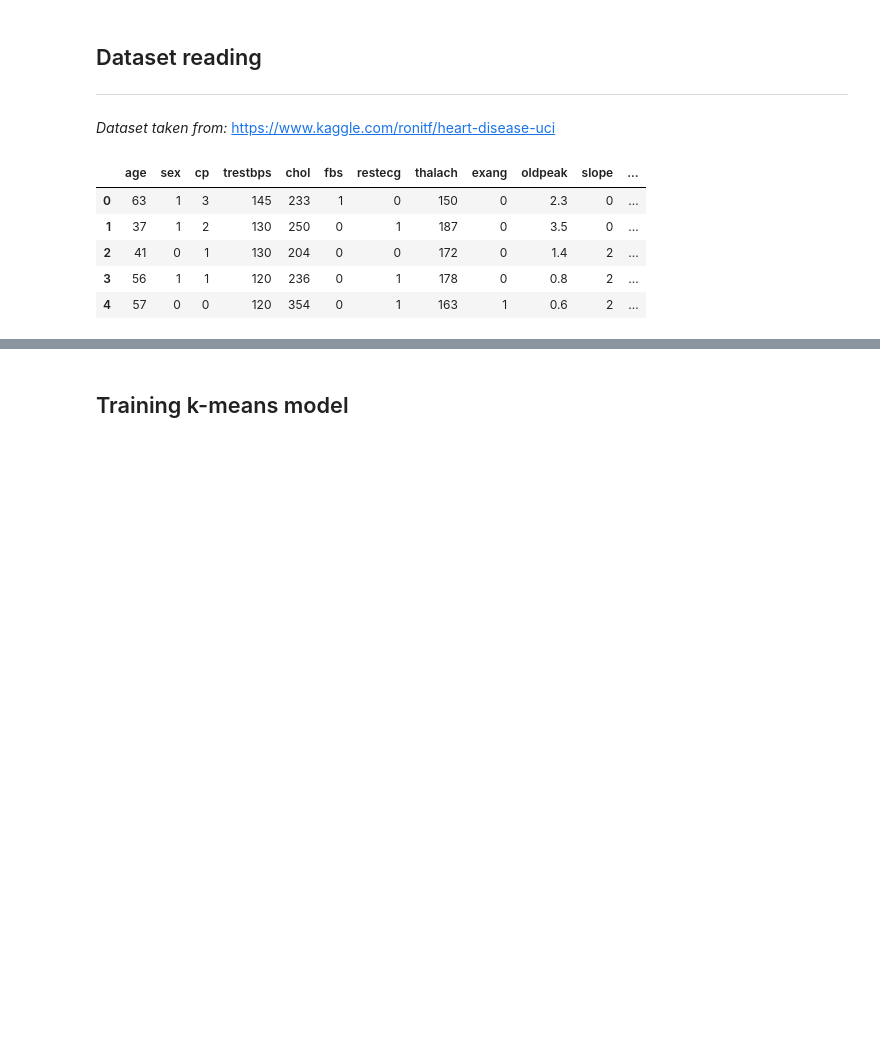
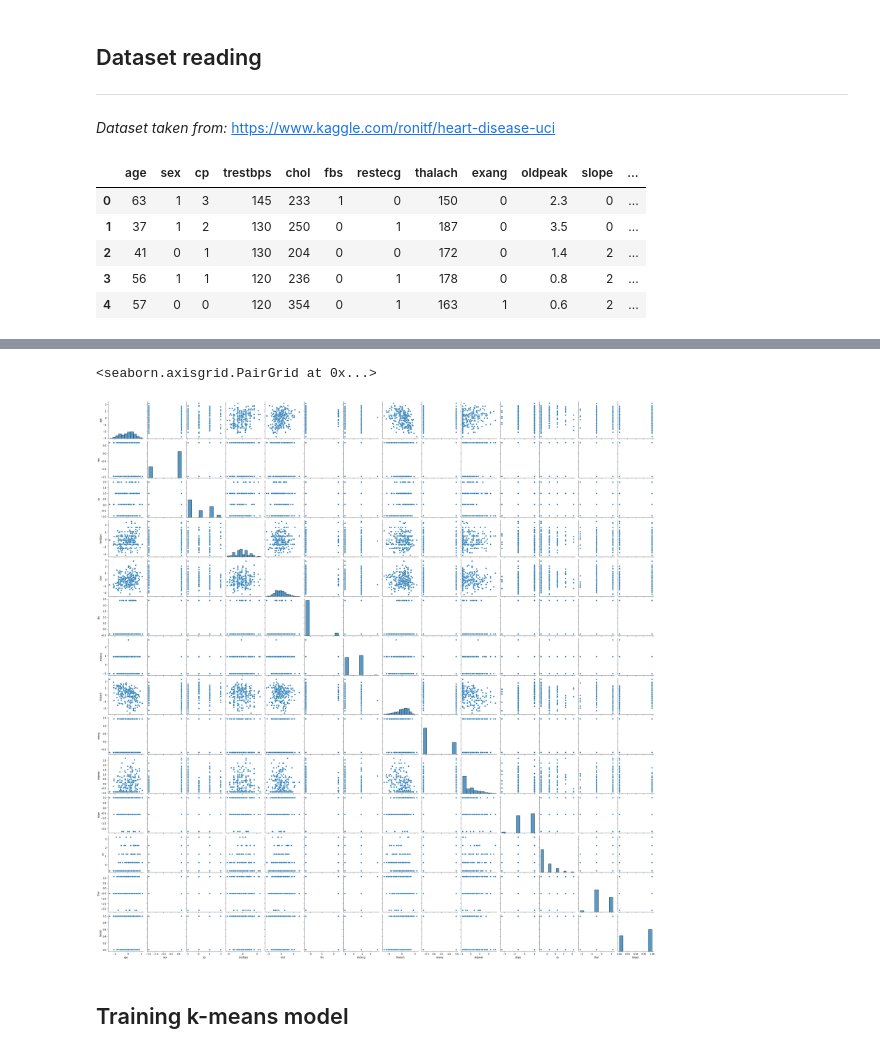
Before and after one commit to Pavel3P/Machine-Learning, a Jupyter notebook: 5/main.ipynb, the cells around one changed output, grey strips where cells are left out. Drawn from its saved outputs; the diff is of its cells as text; code cells hidden in the pictures; blank space fills up the shorter version.

Commit message:
Notebook update in lab 5
Added data preprocessing, pairplot.

```diff
--- a/5/main.ipynb
+++ b/5/main.ipynb
@@ -27,6 +36,24 @@ df.head()
 # %%
 X, Y = df.iloc[:, :-1].to_numpy(), df.iloc[:, -1].to_numpy()
+
+# Standardization
+scaler = StandardScaler().fit(X)
+X = scaler.transform(X)
+
+# Drop outliers
+dbscan = DBSCAN(eps=3).fit(X, Y)
+to_drop = np.squeeze(np.argwhere(dbscan.labels_ == -1))
+X = np.delete(X, to_drop, axis=0)
+Y = np.delete(Y, to_drop)
+
+# Split data
 X_train, X_test, Y_train, Y_test = train_test_split(X, Y, test_size=.2)
+# %%
+sns.pairplot(pd.DataFrame(np.concatenate([X, Y.reshape((len(Y), 1))], axis=1),
+                          columns=df.columns))
+# %% [output]
+<seaborn.axisgrid.PairGrid at 0x...>
+[figure, added]
 # %% [markdown]
 ## Training k-means model
 # %%
```
Also changed, not shown: parts of 4 cells of this notebook.
